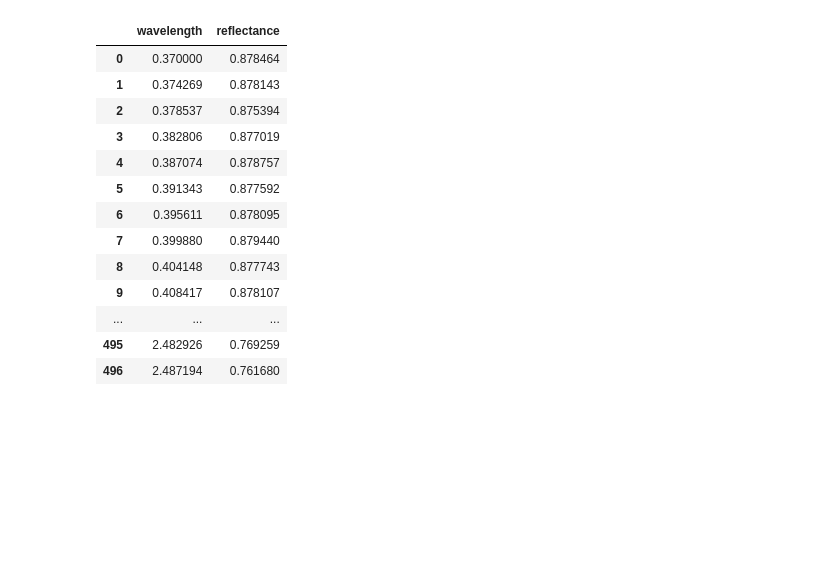
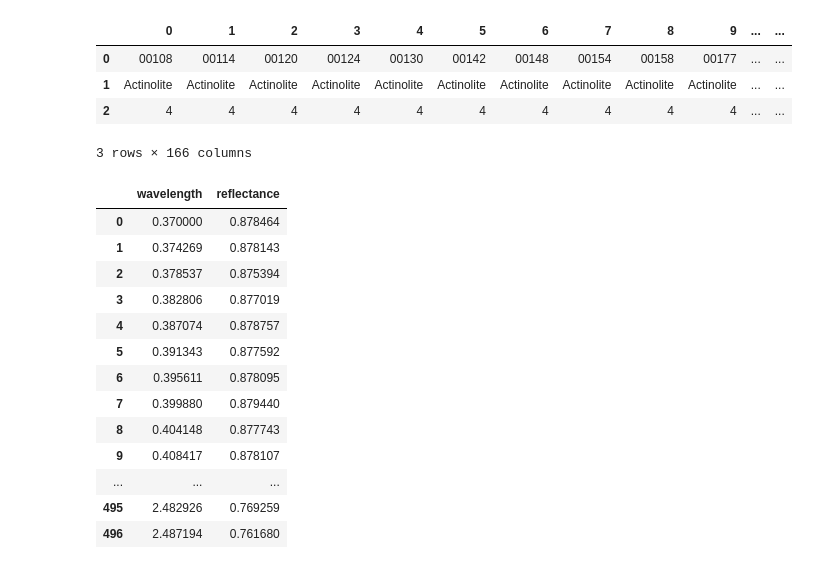
Before and after one commit to velexi-corporation/RESEARCH-2020-SpectraML, a Jupyter notebook: lab-notebook/smunukutla/2020-06-30-SAM - Dictionary Learning.ipynb, the cells around one changed output. Cells and saved outputs as stored; diff of their text form; code cells hidden in the pictures; blank space fills up the shorter version.

```diff
--- a/lab-notebook/smunukutla/2020-06-30-SAM - Dictionary Learning.ipynb
+++ b/lab-notebook/smunukutla/2020-06-30-SAM - Dictionary Learning.ipynb
@@ -28,6 +28,14 @@ spectrum_names = data.iloc[1, :].tolist()
 y = data.iloc[2, :].astype(int).tolist()
 y = np.reshape(y, (len(y), 1))
 num_samples = len(y)
+# %%
+data
+# %% [output]
+|  | 0 | 1 | 2 | 3 | 4 | 5 | 6 | 7 | 8 | 9 | ... | ... |
+| 0 | 00108 | 00114 | 00120 | 00124 | 00130 | 00142 | 00148 | 00154 | 00158 | 00177 | ... | ... |
+| 1 | Actinolite | Actinolite | Actinolite | Actinolite | Actinolite | Actinolite | Actinolite | Actinolite | Actinolite | Actinolite | ... | ... |
+| 2 | 4 | 4 | 4 | 4 | 4 | 4 | 4 | 4 | 4 | 4 | ... | ... |
+3 rows × 166 columns
 # %%
 spectra = np.zeros((num_samples,spectrum_len))
 # %%
```
Also changed, not shown: parts of 6 cells of this notebook, 5 other files.
